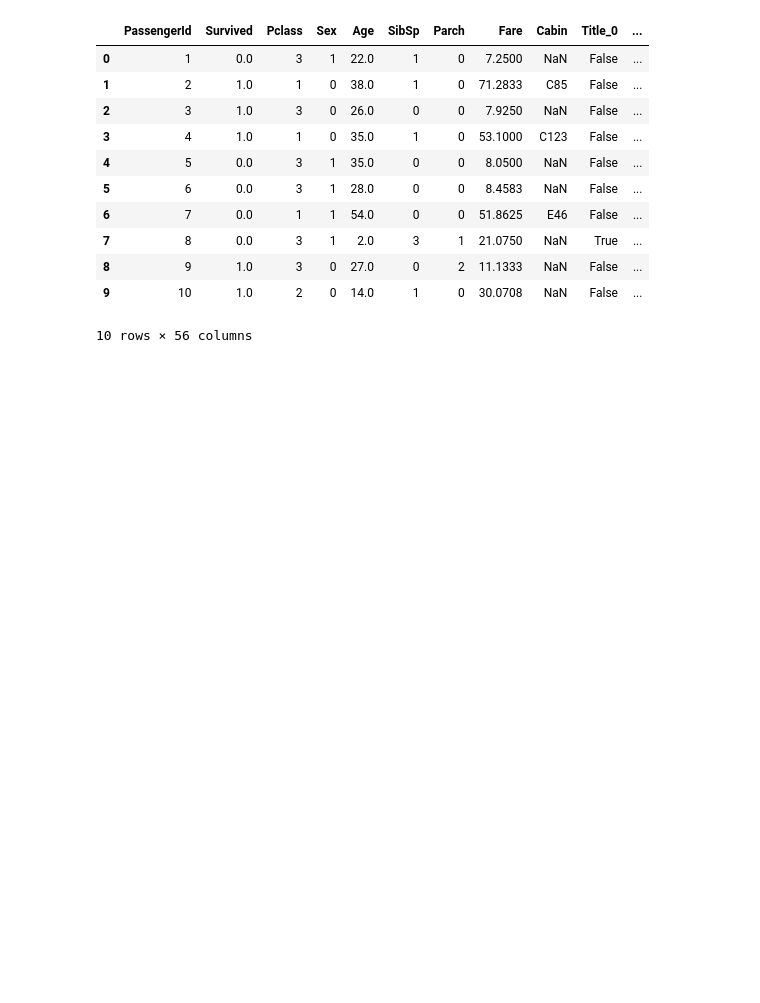
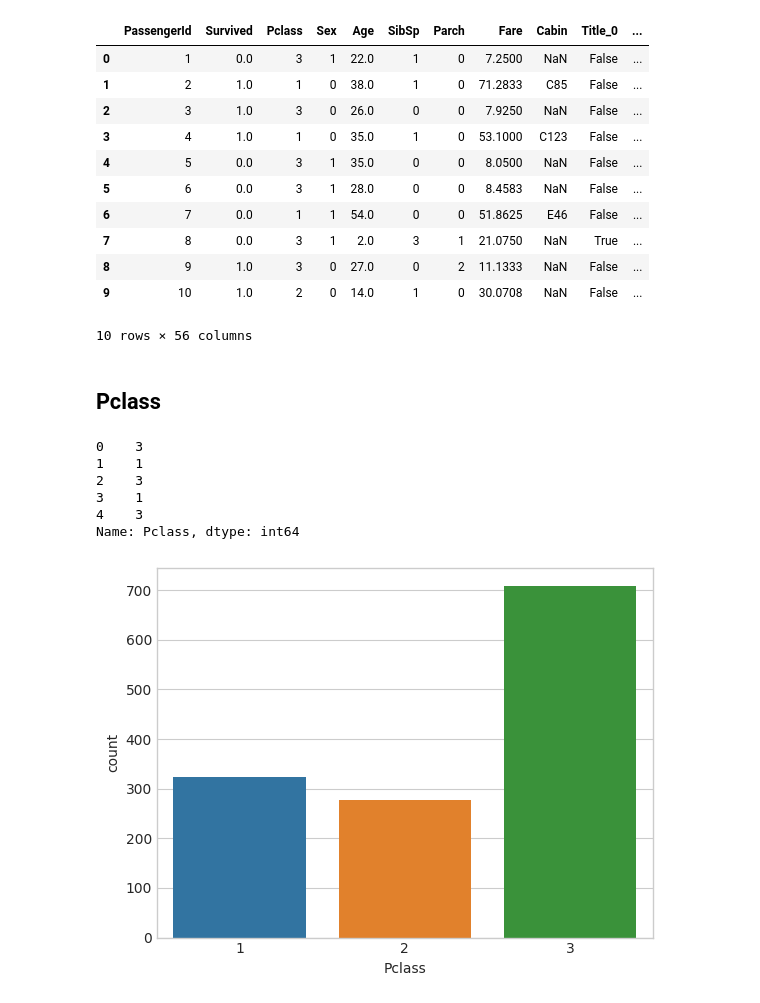
Before and after one commit to ozlem-dilek/titanic-EDA, a Jupyter notebook: titanic-eda.ipynb, the cells around one changed output. Cells and saved outputs as stored; diff of their text form; code cells hidden in the pictures; blank space fills up the shorter version.

Commit message:
Kaggle Notebook | titanic-EDA | pclass & sex

```diff
--- a/titanic-eda.ipynb
+++ b/titanic-eda.ipynb
@@ -704,3 +704,19 @@ train_df.head(10)
 | 8 | 9 | 1.0 | 3 | 0 | 27.0 | 0 | 2 | 11.1333 | NaN | False | ... |
 | 9 | 10 | 1.0 | 2 | 0 | 14.0 | 1 | 0 | 30.0708 | NaN | False | ... |
 10 rows × 56 columns
+# %% [markdown]
+## Pclass
+# %%
+train_df.Pclass.head()
+# %% [output]
+0    3
+1    1
+2    3
+3    1
+4    3
+Name: Pclass, dtype: int64
+# %%
+sns.countplot(x = "Pclass", data = train_df)
+plt.show()
+# %% [output]
+[figure, added]
```
Also changed, not shown: parts of 12 cells of this notebook.
